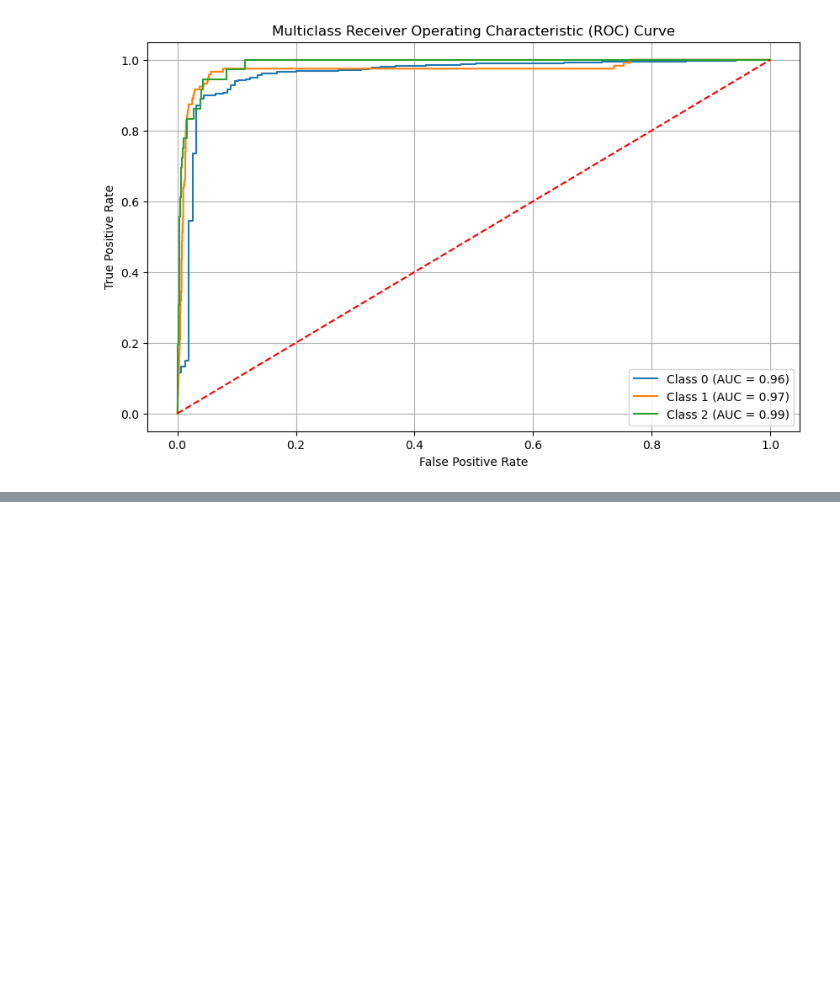
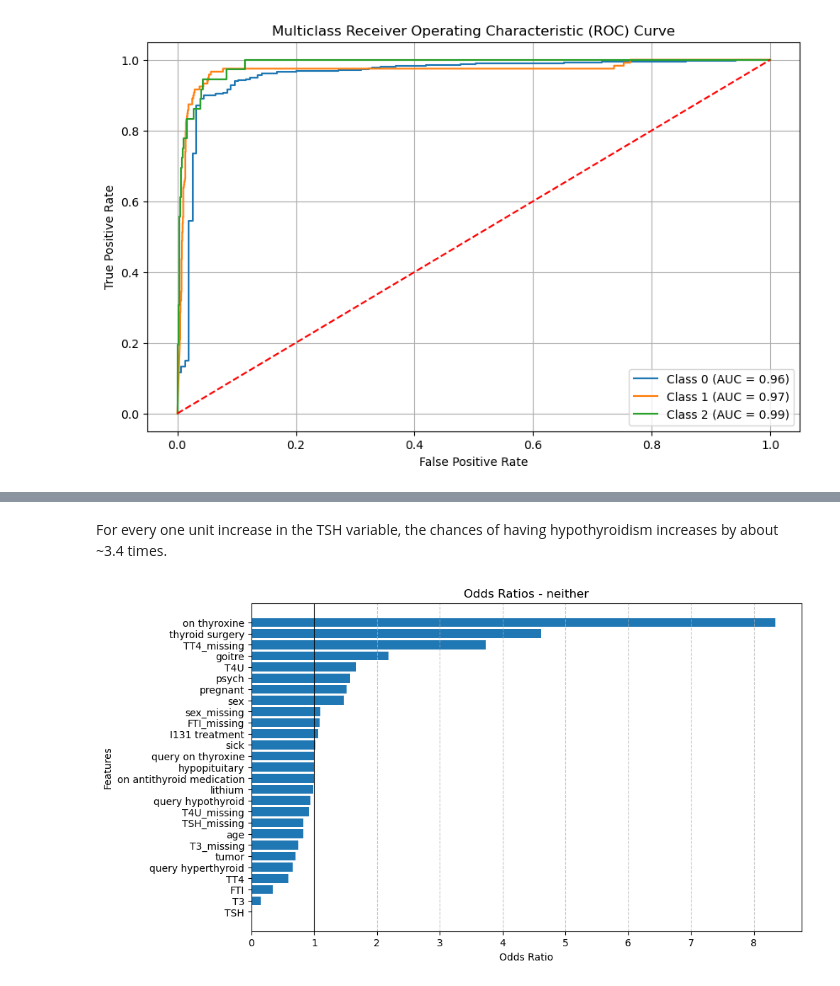
Before and after one commit to bdaniels8135/thyroid-disease-project, a Jupyter notebook: logistic_regression.ipynb, the cells around one changed output, grey strips where cells are left out. Cells and saved outputs as stored; diff of their text form; code cells hidden in the pictures; blank space fills up the shorter version.

```diff
--- a/logistic_regression.ipynb
+++ b/logistic_regression.ipynb
@@ -284,0 +412,16 @@ plt.show()
+# %% [markdown]
+For every one unit increase in the TSH variable, the chances of having hypothyroidism increases by about ~3.4 times.
+# %%
+cls = 'neither'
+feat_odds = odds_ratio_df.loc[cls].sort_values(ascending=True)
+
+plt.figure(figsize=(10, 6))
+plt.barh(feat_odds.index, feat_odds.values)
+plt.axvline(1, color='black', lw=0.8)  # 1 = no effect
+plt.title(f'Odds Ratios - {cls}')
+plt.xlabel('Odds Ratio')
+plt.ylabel('Features')
+plt.grid(axis='x', linestyle='--', alpha=0.7)
+plt.show()
+# %% [output]
+[figure, added]
```
Also changed, not shown: parts of 14 cells of this notebook.
